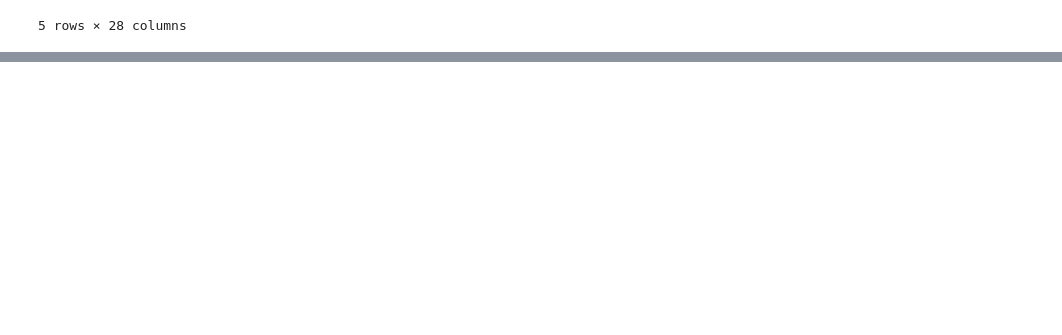
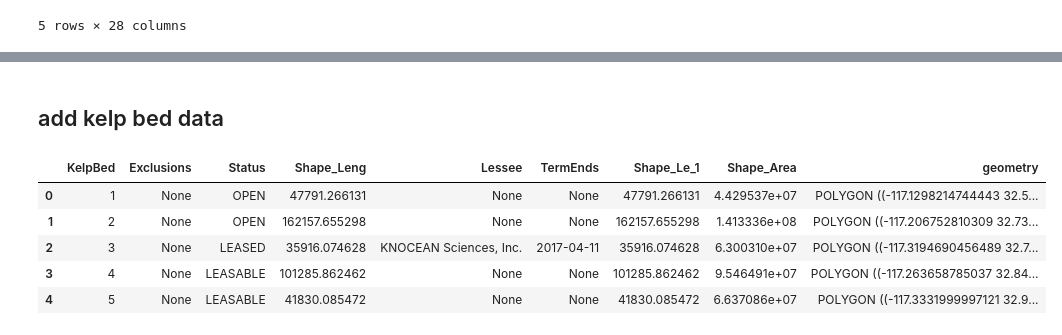
Before and after one commit to UCB-MIDS/Kelp-Capstone, a Jupyter notebook: pipeline/combine_data.ipynb, the cells around one changed output, grey strips where cells are left out. Drawn from its saved outputs; the diff is of its cells as text; code cells hidden in the pictures; blank space fills up the shorter version.

Commit message:
added admin kelp beds to grid_df

```diff
--- a/pipeline/combine_data.ipynb
+++ b/pipeline/combine_data.ipynb
@@ -837,0 +851,12 @@ grid_df.to_pickle('../data/pickles/grid_df_hundredth.pkl')
+# %% [markdown]
+## add kelp bed data
+# %%
+kelp_beds = pd.read_pickle(pickles+'kelp_beds.pkl')
+kelp_beds.head()
+# %% [output]
+|  | KelpBed | Exclusions | Status | Shape_Leng | Lessee | TermEnds | Shape_Le_1 | Shape_Area | geometry |
+| 0 | 1 | None | OPEN | 47791.266131 | None | None | 47791.266131 | 4.429537e+07 | POLYGON ((-117.1298214744443 32.5... |
+| 1 | 2 | None | OPEN | 162157.655298 | None | None | 162157.655298 | 1.413336e+08 | POLYGON ((-117.206752810309 32.73... |
+| 2 | 3 | None | LEASED | 35916.074628 | KNOCEAN Sciences, Inc. | 2017-04-11 | 35916.074628 | 6.300310e+07 | POLYGON ((-117.3194690456489 32.7... |
+| 3 | 4 | None | LEASABLE | 101285.862462 | None | None | 101285.862462 | 9.546491e+07 | POLYGON ((-117.263658785037 32.84... |
+| 4 | 5 | None | LEASABLE | 41830.085472 | None | None | 41830.085472 | 6.637086e+07 | POLYGON ((-117.3331999997121 32.9... |
```
Also changed, not shown: parts of 4 cells of this notebook, 1 other file.
